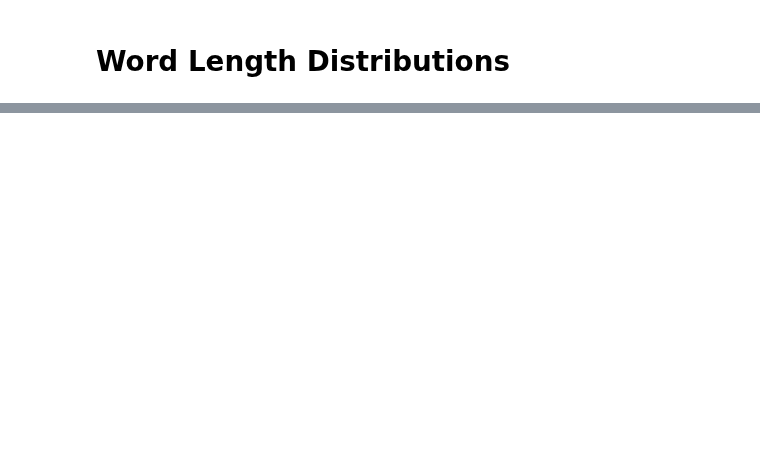
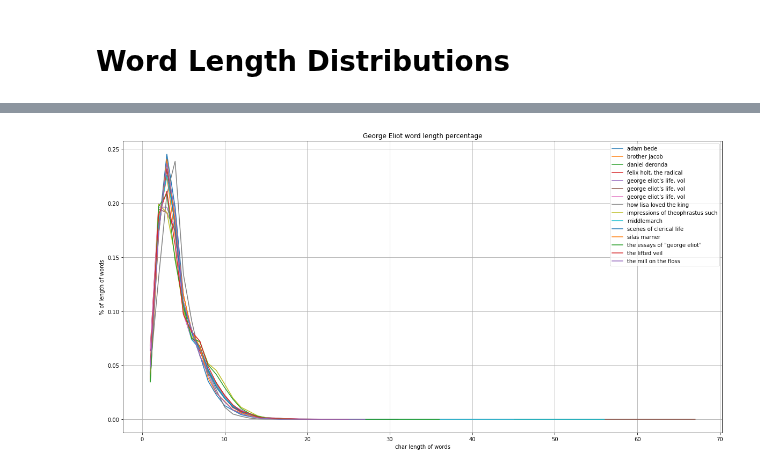
Before and after one commit to clararichter/authorship-identification, a Jupyter notebook: project_notebook.ipynb, the cells around one changed output, grey strips where cells are left out. Cells and saved outputs as stored; diff of their text form; code cells hidden in the pictures; blank space fills up the shorter version.

```diff
--- a/project_notebook.ipynb
+++ b/project_notebook.ipynb
@@ -99,0 +232,16 @@ As seen in the correlation, there is almost no correlation between year and % of
+# %%
+plt.figure(figsize=(20,10))
+
+for book in word_len_dis.keys():
+    label = book.split(".")[0]
+    label = label.replace("_", " ")
+    plt.plot(  word_len_dis[book].keys(), word_len_dis[book].values(), label= label)
+
+plt.xlabel('char length of words')
+plt.ylabel('% of length of words')
+plt.title( 'George Eliot word length percentage' )
+plt.grid(True)
+plt.legend()
+plt.show()
+# %% [output]
+[figure, added]
```
Also changed, not shown: parts of 17 cells of this notebook.
